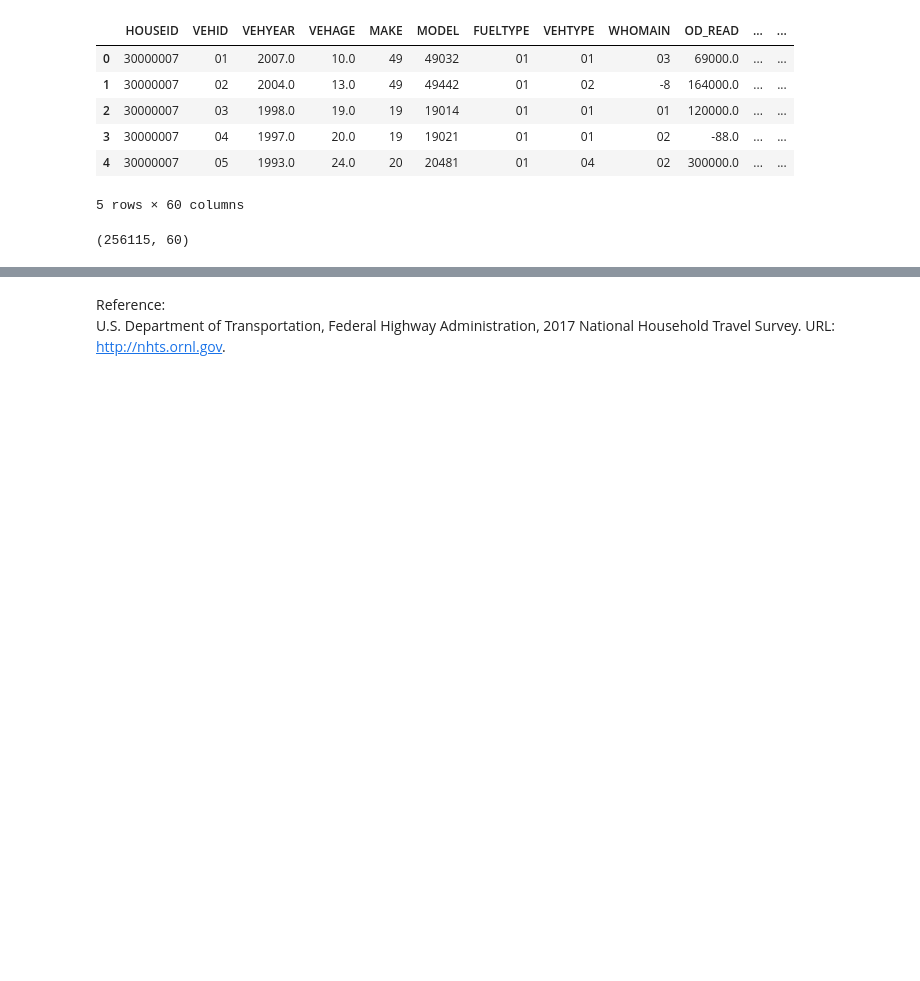
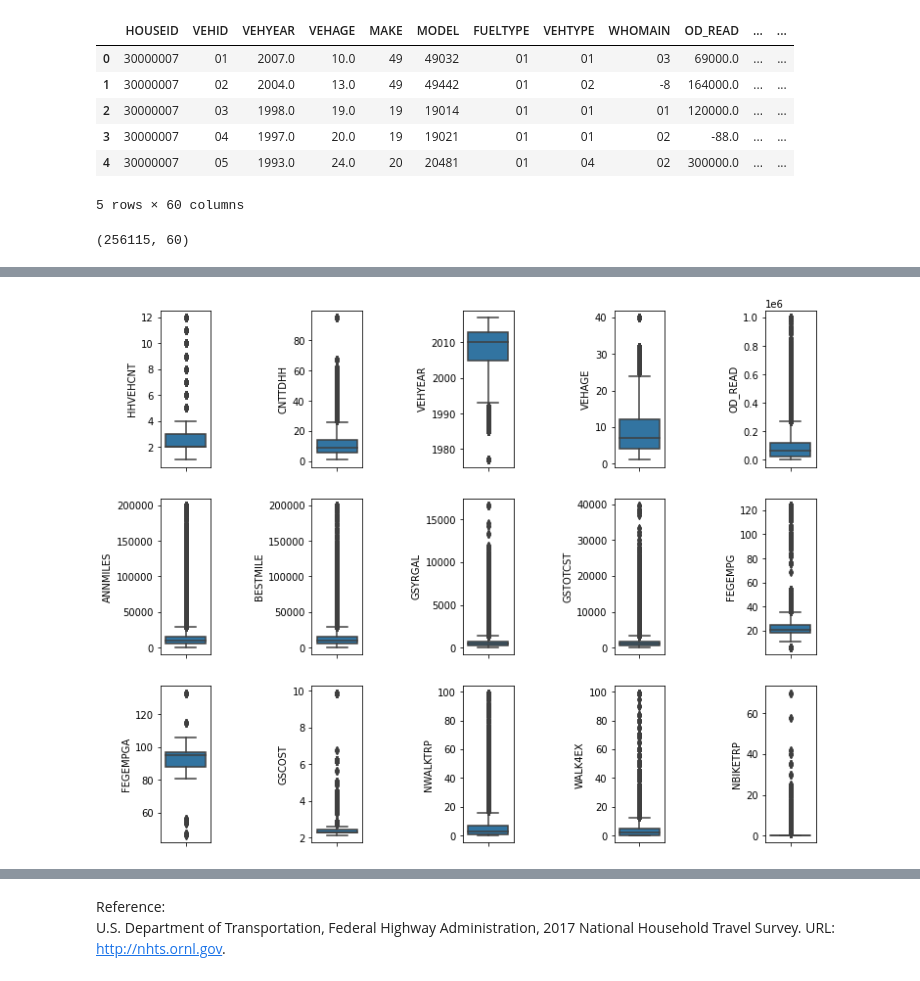
Before and after one commit to Kanchanah/Capstone-Two, a Jupyter notebook: Code/Code.ipynb, the cells around one changed output, grey strips where cells are left out. Drawn from its saved outputs; the diff is of its cells as text; code cells hidden in the pictures; blank space fills up the shorter version.

```diff
--- a/Code/Code.ipynb
+++ b/Code/Code.ipynb
@@ -339,0 +742,9 @@ It is based on a day's trip. Would it be useful to use this dataset to predict E
+# %%
+#Get the respective quantiles for the variables and caluclate IQR
+Q1 = data2_num.quantile(0.25)
+Q3 = data2_num.quantile(0.75)
+IQR = Q3 - Q1
+# %%
+#Check for outliers
+data2_num_check = ((data2_num < (Q1 - 1.5 * IQR)) | (data2_num > (Q3 + 1.5 * IQR))).sum().to_frame().reset_index().rename(columns={0:'sum','index':'Name'})
+data2_num_check
@@ -339,0 +769,4 @@ It is based on a day's trip. Would it be useful to use this dataset to predict E
+# %%
+#Get a data frame with the outliers
+num_outlier_cases = data2_num_check[data2_num_check['sum'] >0].reset_index(drop=True)
+num_outlier_cases
@@ -339,0 +810,3 @@ It is based on a day's trip. Would it be useful to use this dataset to predict E
+# %%
+num_outlier_cases1 = num_outlier_cases[~num_outlier_cases.Name.isin(["HHSIZE","DRVRCNT", "NUMADLT","YOUNGCHILD","WRKCOUNT","RESP_CNT","WTHHFIN", "WTPERFIN", "WTTRDFIN"])].reset_index(drop=True)
+num_outlier_cases1.Name
@@ -339,0 +831,12 @@ It is based on a day's trip. Would it be useful to use this dataset to predict E
+# %%
+#Go through one by one to see if the values are possible. Look at the first 15.
+
+selection = list(num_outlier_cases1.Name)[0:15]
+fig, axes = plt.subplots(figsize=(12,10),nrows=3, ncols=5)
+for i, col in enumerate(selection):
+    ax = sns.boxplot(y=data2_num[col], ax=axes.flatten()[i])
+
+fig.subplots_adjust(wspace=2)
+plt.show()
+# %% [output]
+[figure, added]
```
Also changed, not shown: parts of 129 cells of this notebook, 2 other files.
